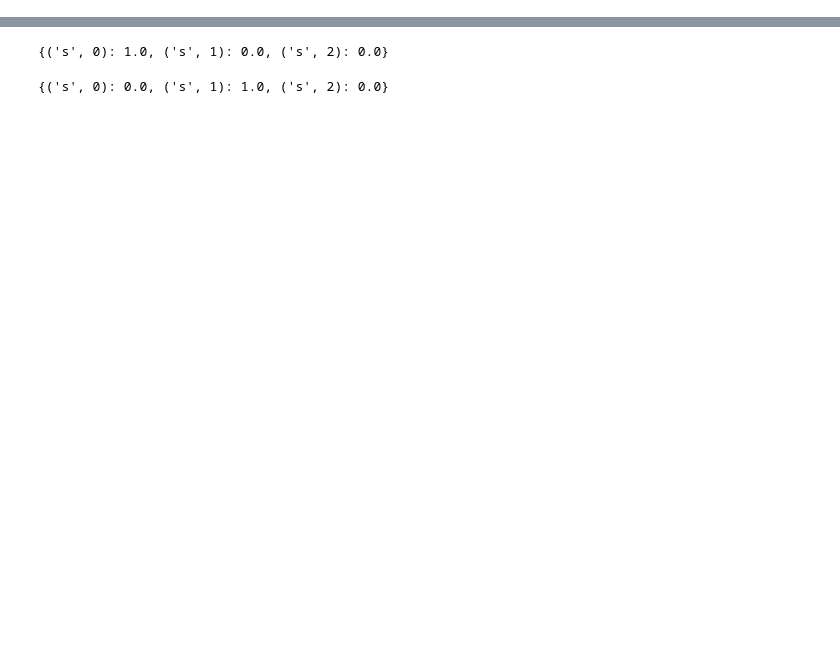
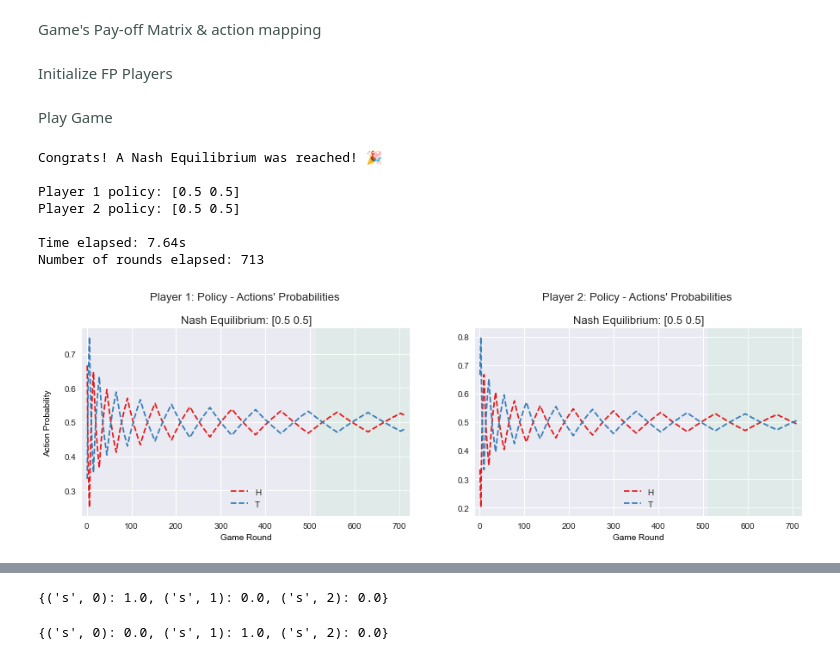
Before and after one commit to alecfilios/Fictitious-Play-and-Reinforcement-Learning-for-Computing-Equilibria, a Jupyter notebook: Computing Equilibria - FP & RL Players.ipynb, the cells around one changed output, grey strips where cells are left out. Saved outputs shown, nothing was run; the diff lists cells and outputs as text; code cells hidden in the pictures; blank space fills up the shorter version.

```diff
--- a/Computing Equilibria - FP & RL Players.ipynb
+++ b/Computing Equilibria - FP & RL Players.ipynb
@@ -26,0 +14,14 @@ payoff_matrix = np.array([[ 1,-1],
+# %%
+# Game: matching pennies
+payoff_matrix = np.array([[ 1,-1],
+                          [-1, 1]])
+
+# Game: rock-paper-scissors
+payoff_matrix = np.array([[ 0,-1, 1],
+                          [ 1, 0,-1],
+                          [-1, 1, 0]])
+
+# Game: zero-sum with pure nash equilibrium
+payoff_matrix = np.array([[ 2, 0, 1],
+                          [-4,-3, 2],
+                          [ 1,-2,-2]])
@@ -67,8 +86,0 @@ player_2 = FPZeroSumPlayer(column_payoff_matrix)
-# %%
-for i in range(1000):
-
-    action_1 = player_1.take_action()
-    action_2 = player_2.take_action()
-
-    player_1.learn(opponent_action=action_2)
-    player_2.learn(opponent_action=action_1)
@@ -85,0 +183,15 @@ array([0.506, 0.494])
+# %%
+max_iterations = 2000
+
+policy_delta_thres = 0.001
+
+stable_policy_delta_rounds_thres = 200
+# %% [markdown]
+<font color='#425451'>Game's Pay-off Matrix & action mapping</font>
+# %%
+payoff_matrix = np.array([[ 1,-1],
+                          [-1, 1]])
+
+actions_map = {0: 'H', 1: 'T'}
+# %% [markdown]
+<font color='#425451'>Initialize FP Players</font>
@@ -85,0 +204,13 @@ array([0.506, 0.494])
+# %% [markdown]
+<font color='#425451'>Play Game</font>
+# %%
+game_log = play_fp_game(player_1, player_2, actions_map, max_iterations, policy_delta_thres, stable_policy_delta_rounds_thres)
+# %% [output]
+Congrats! A Nash Equilibrium was reached! 🎉
+
+Player 1 policy: [0.5 0.5]
+Player 2 policy: [0.5 0.5]
+
+Time elapsed: 7.64s
+Number of rounds elapsed: 713
+[figure, added]
```
Also changed, not shown: parts of 72 cells of this notebook.
